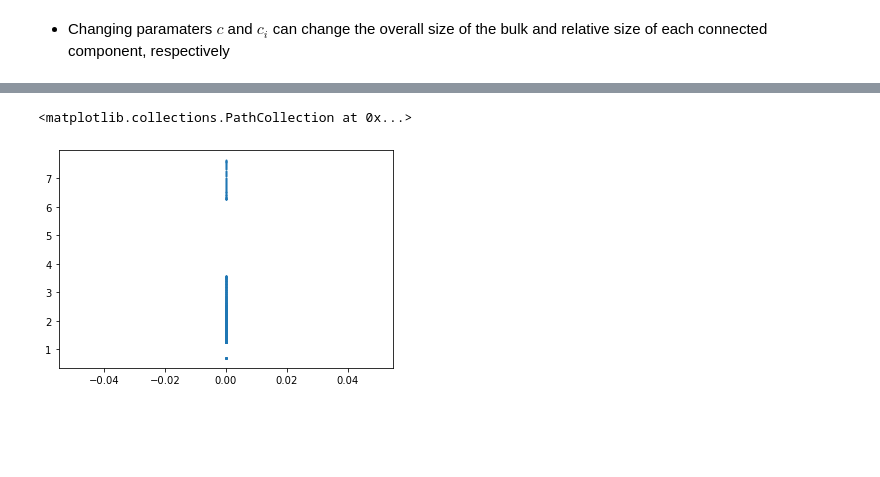
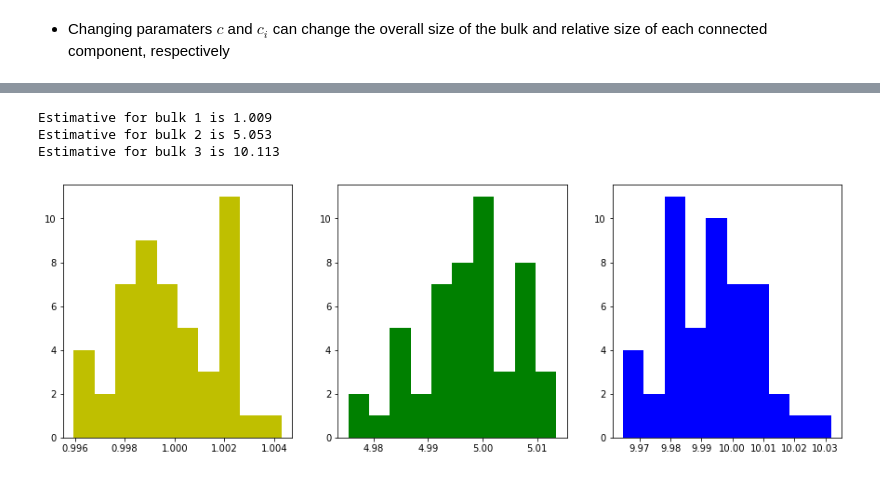
Before and after one commit to leonardocunha2107/TMA, a Jupyter notebook: tp2.ipynb, the cells around one changed output, grey strips where cells are left out. Saved outputs shown, nothing was run; the diff lists cells and outputs as text; code cells hidden in the pictures; blank space fills up the shorter version.

```diff
--- a/tp2.ipynb
+++ b/tp2.ipynb
@@ -123,15 +166,0 @@ plot_xt(c=0.1)
-# %%
-idxs=np.digitize(xs,bins)
-truth[idxs-1]=True
-aux=[(bins[i],bins[i+1]) for i in range(len(bins)-1) if not truth[i] ]
-t0,t1=aux[0][0],aux[0][1]
-lims=[]
-for y1,y2 in aux[1:]:
-    if y1!=t1:
-        lims.append((t0,t1))
-        t0=y1
-    t1=y2
-lims.append((t0,t1))
-# %% [output]
-<matplotlib.collections.PathCollection at 0x...>
-[figure, removed]
@@ -149,0 +167,50 @@ lims.append((t0,t1))
+# %%
+def get_estimates(spectrum,verbose=False,squared_factor=False):
+    spectrum=spectrum[spectrum>1e-5]
+    sp_bulks=_bulks(spectrum)
+    bulks=np.array([(b[0],b[-1]) for b in sp_bulks])
+    L=np.diag(spectrum)-np.sqrt(spectrum[:,None]*spectrum[None,:])
+    gzeros,_=np.linalg.eigh(L)
+    #print(gzeros[gzeros>1e-6])
+    idxs=np.digitize(gzeros,bulks.reshape(-1),)
+        #plt.scatter(idxs[1:],gzeros[1:])
+
+    #idxs[idxs==2]=1  zeros near the bulk
+    #idxs[idxs==4]=3
+
+    zeros_bulk=[]
+    for bin_idx in range(1,2*len(bulks)+2,2):
+        zeros_bulk.append(gzeros[idxs==bin_idx])
+
+    est=np.zeros(len(sp_bulks))
+    for i,(a,b) in enumerate(zip(sp_bulks,zeros_bulk)):
+        factor=(len(b)/len(a))
+        if squared_factor: factor*=(len(b)/len(a))
+        est[i]=(-sum(b)+sum(a))*factor
+
+        if verbose: print('Estimative for bulk %d is %.3f' %(i+1,est[i]))
+    return est
+est=get_estimates(wgauss,True)
+# %% [output]
+Estimative for bulk 1 is 1.009
+Estimative for bulk 2 is 5.053
+Estimative for bulk 3 is 10.113
+# %%
+## 2b
+from tqdm import tqdm
+IT=50
+ests=[]
+for _ in tqdm(range(IT)):
+    X=(np.random.randn(N,n)+1j*np.random.randn(N,n))/np.sqrt(2)
+    Sigma=1/n*X.T.conjugate()@R@X
+    w=np.linalg.eigvalsh(Sigma,)
+    ests.append(get_estimates(w))
+# %%
+ests=np.array(ests)
+fig,axs=plt.subplots(1,3,figsize=(15,5))
+for t,c,ax in zip(ests.T,['y','g','b'],axs):
+    #plt.subplot(1,3,i+1)
+    ax.hist(t*0.99,color=c)
+plt.show()
+# %% [output]
+[figure, added]
```
Also changed, not shown: parts of 8 cells of this notebook.
